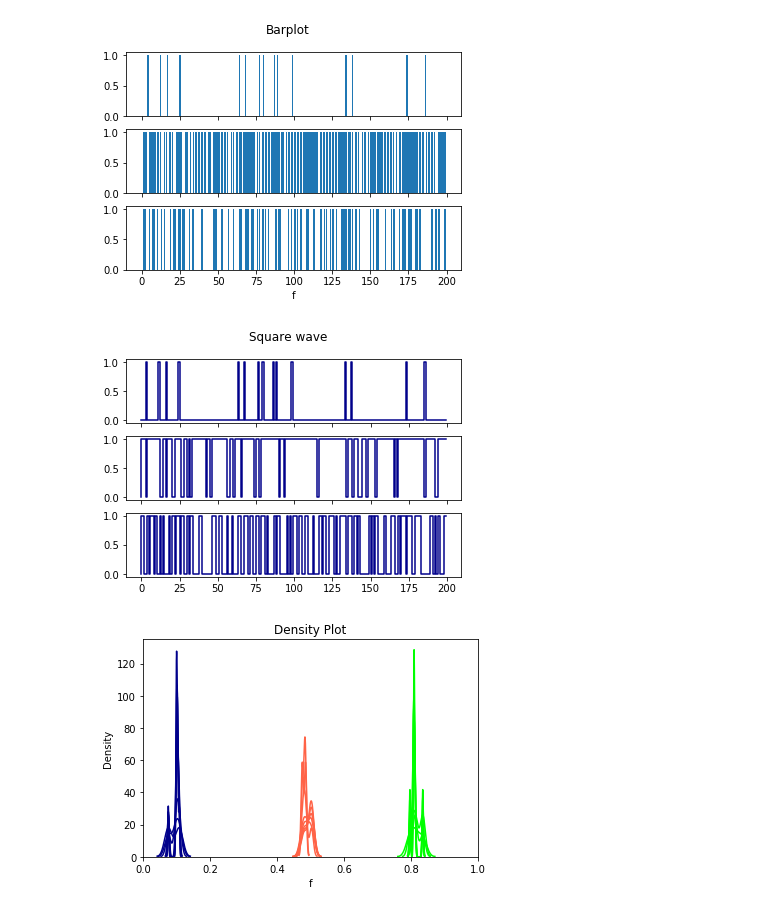
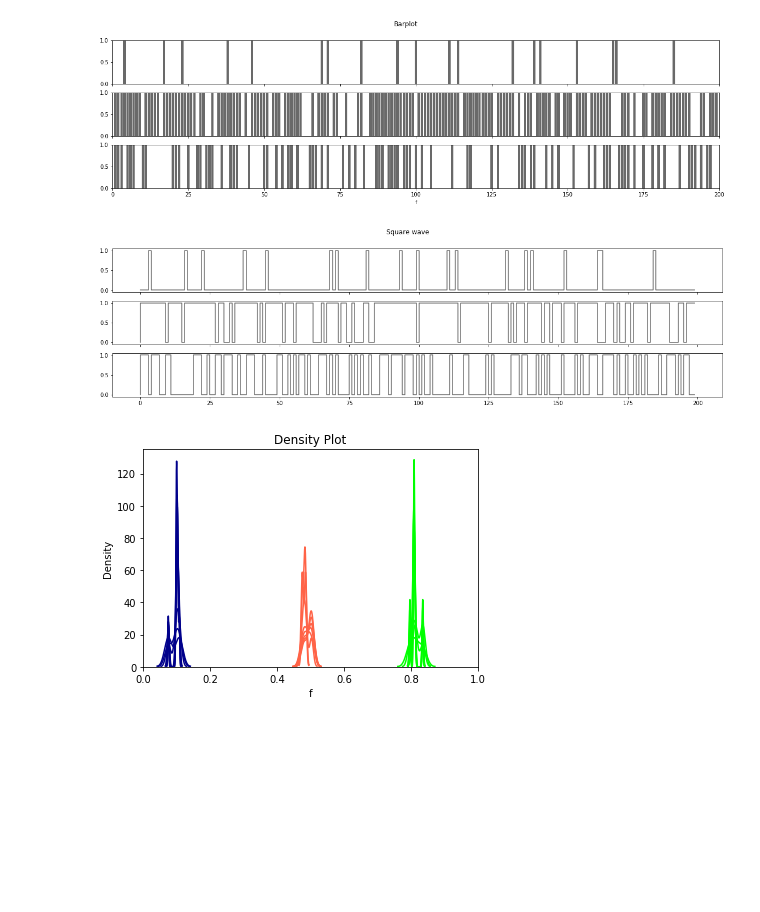
Before and after one commit to ricardotetti/pattern_recognition_and_analisys, a Jupyter notebook: proj_1/Projeto1a.ipynb, the cells around one changed output. Saved outputs shown, nothing was run; the diff lists cells and outputs as text; code cells hidden in the pictures; blank space fills up the shorter version.

```diff
--- a/proj_1/Projeto1a.ipynb
+++ b/proj_1/Projeto1a.ipynb
@@ -57,33 +58,33 @@ plt.show()
 # %%
 
-fig, (x1, x2, x3) = plt.subplots(3, sharex = True, sharey = True)
+fig, (x1, x2, x3) = plt.subplots(3, sharex = True, sharey = True, figsize=(20, 5))
 
 x = np.arange(len(padroes_fig6a))
-x1.bar(x, padroes_fig6a)
-x2.bar(x, padroes_fig6b)
-x3.bar(x, padroes_fig6c)
+x1.bar(x, padroes_fig6a, color = 'dimgrey')
+x2.bar(x, padroes_fig6b, color = 'dimgrey')
+x3.bar(x, padroes_fig6c, color = 'dimgrey')
 
 plt.suptitle('Barplot')
 plt.xlabel('f')
-#pylab.xlim(0,inter+1)
-#pylab.ylim(0,1)
+pylab.xlim(0,len(padroes_fig6a))
+pylab.ylim(0,1)
 
 plt.show()
 # %% [output]
-[figure, old version]
+[figure, new version]
 # %%
 
-fig, (x1, x2, x3) = plt.subplots(3, sharex = True, sharey = True)
+fig, (x1, x2, x3) = plt.subplots(3, sharex = True, sharey = True, figsize=(20, 5))
 
 plt.suptitle("Square wave")
-x1.step(arange(0,len(padroes_fig6a)),padroes_fig6a, color = 'darkblue')
-x2.step(arange(0,len(padroes_fig6b)),padroes_fig6b, color = 'darkblue')
-x3.step(arange(0,len(padroes_fig6c)),padroes_fig6c, color = 'darkblue')
+x1.step(arange(0,len(padroes_fig6a)),padroes_fig6a, color = 'dimgrey')
+x2.step(arange(0,len(padroes_fig6b)),padroes_fig6b, color = 'dimgrey')
+x3.step(arange(0,len(padroes_fig6c)),padroes_fig6c, color = 'dimgrey')
 #plt.xlim(0,len(hl))
 
 plt.show()
 # %% [output]
-[figure, old version]
+[figure, new version]
 # %%
 def freq(automato, symbol):
     automato = np.array(automato)
```
Also changed, not shown: parts of 1 cell of this notebook.
